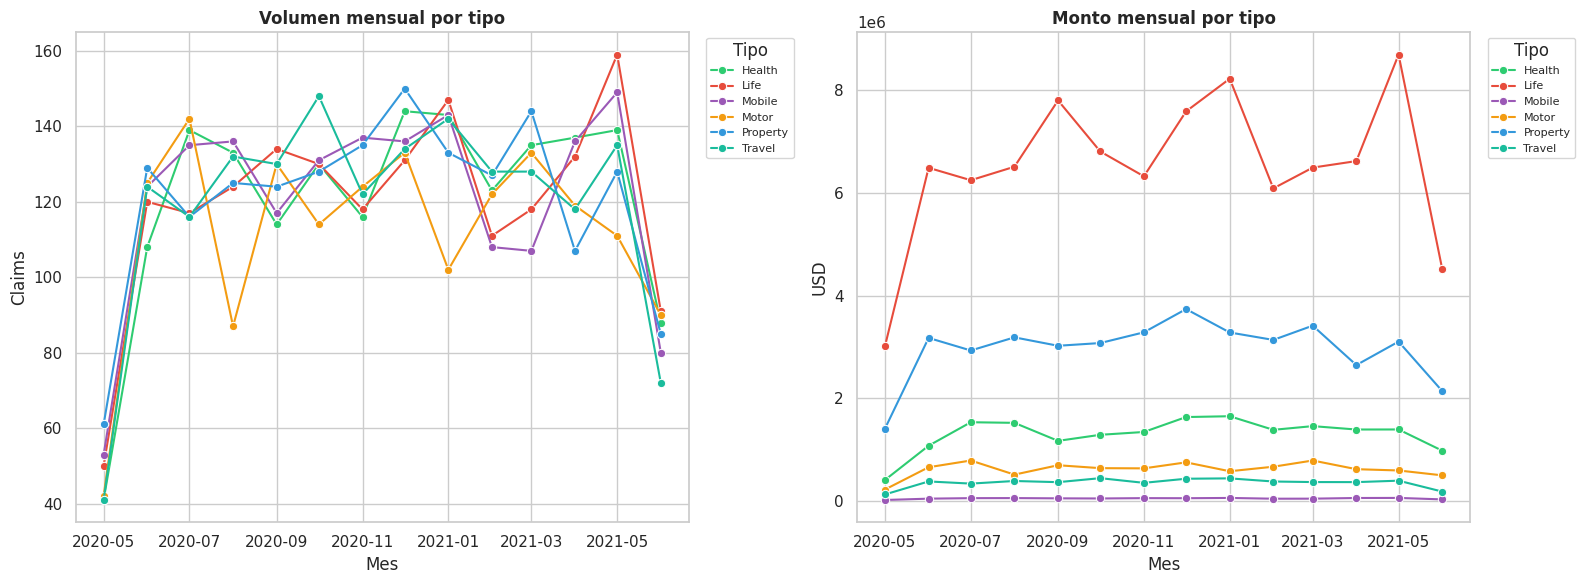
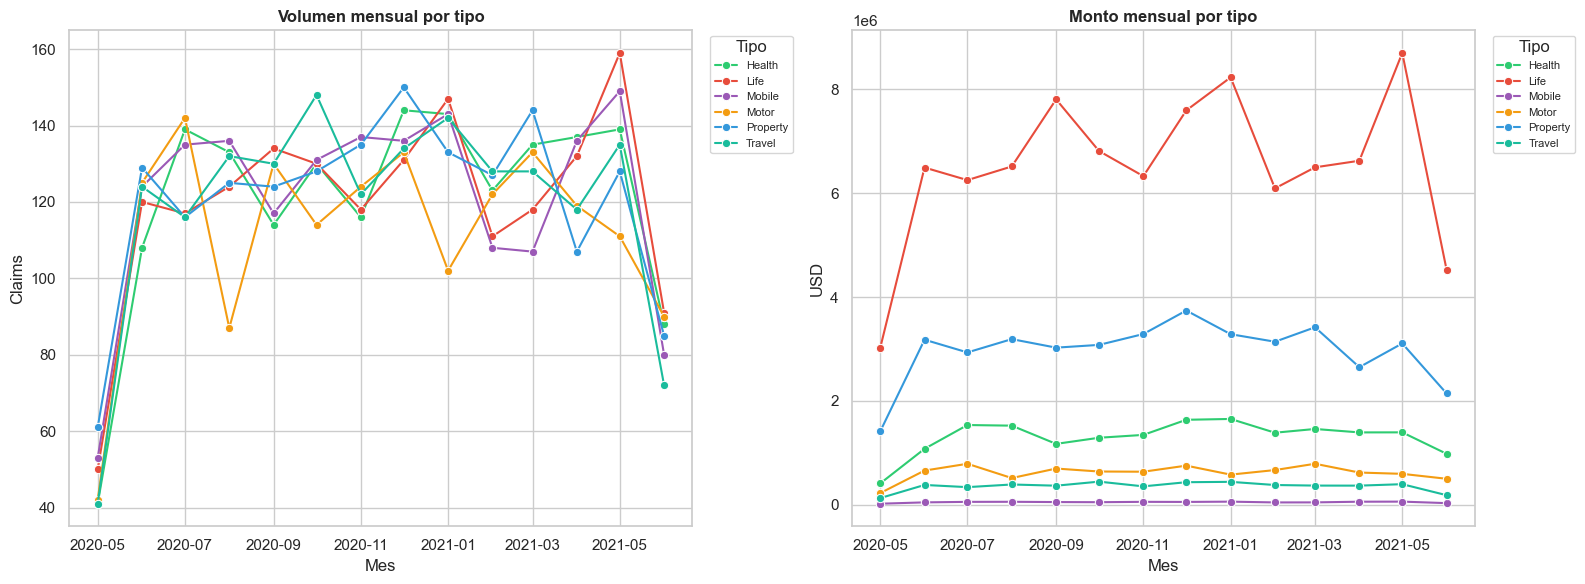
The notebook cell's code change between the first figure and the second:
--- before
+++ after
@@ -31,4 +31,4 @@
 
 plt.tight_layout()
-plt.savefig("evolucion_por_tipo.png", dpi=150, bbox_inches="tight")
+plt.savefig(DATA_DIR2 / "evolucion_por_tipo.png", dpi=150, bbox_inches="tight")
 plt.show()

Commit: cierre de conexión DuckDB